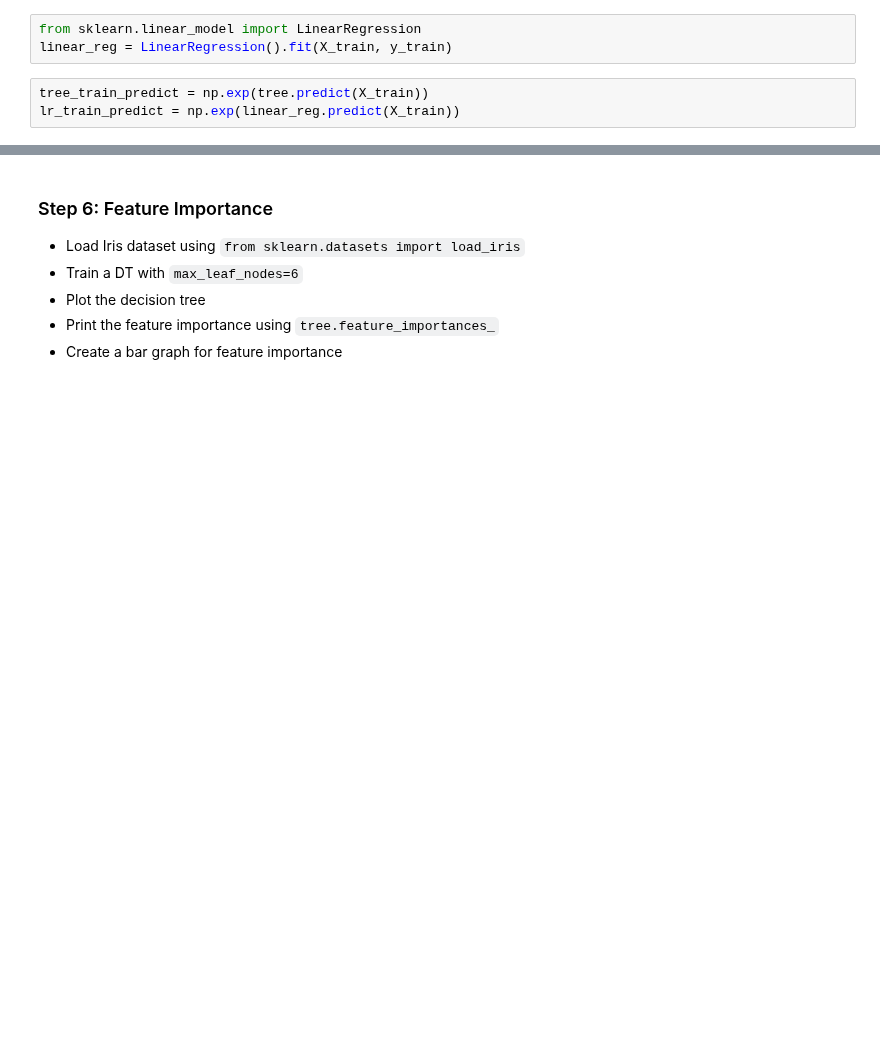
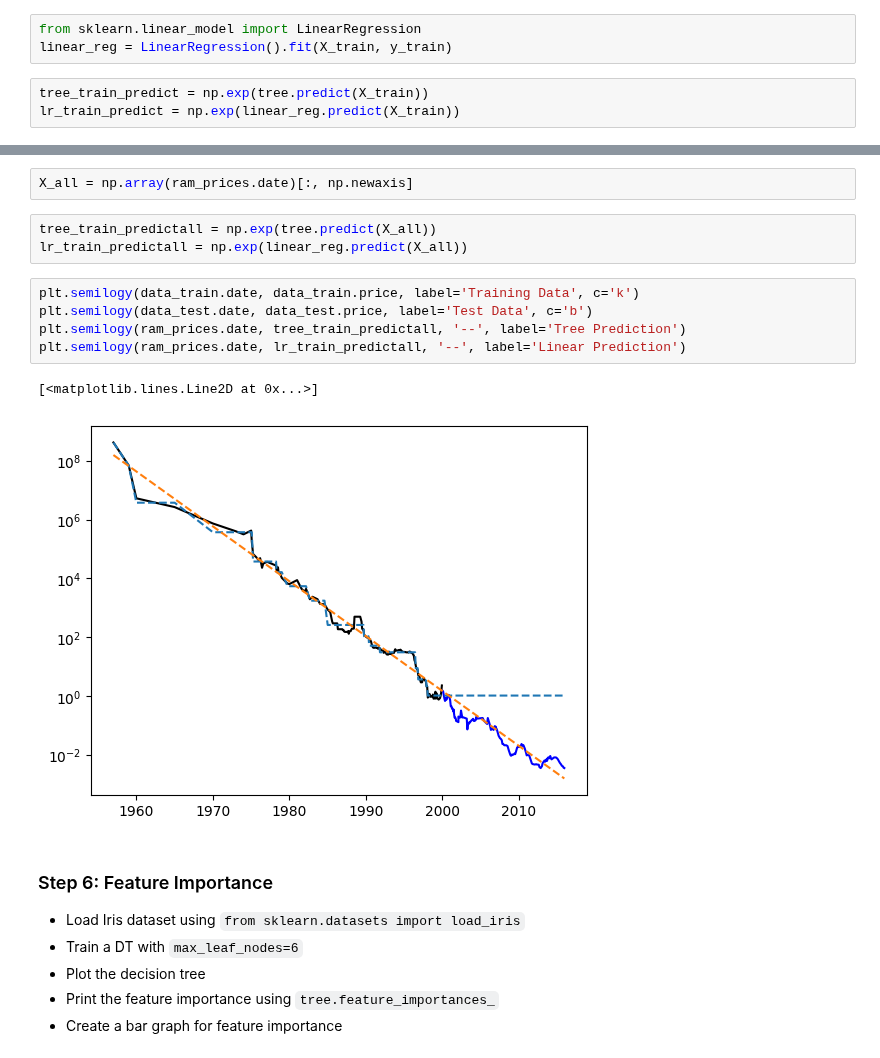
Before and after one commit to arifaygun/Magnimind-ML, a Jupyter notebook: AA_5_01_DecisionTreesSt.ipynb, the cells around one changed output, grey strips where cells are left out. Cells and saved outputs as stored; diff of their text form; blank space fills up the shorter version.

```diff
--- a/AA_5_01_DecisionTreesSt.ipynb
+++ b/AA_5_01_DecisionTreesSt.ipynb
@@ -386,3 +389,16 @@ plt.semilogy(data_train.date, tree_train_predict, '--', label='Tree Prediction')
+# %%
+X_all = np.array(ram_prices.date)[:, np.newaxis]
+# %%
+tree_train_predictall = np.exp(tree.predict(X_all))
+lr_train_predictall = np.exp(linear_reg.predict(X_all))
+# %%
+plt.semilogy(data_train.date, data_train.price, label='Training Data', c='k')
+plt.semilogy(data_test.date, data_test.price, label='Test Data', c='b')
+plt.semilogy(ram_prices.date, tree_train_predictall, '--', label='Tree Prediction')
+plt.semilogy(ram_prices.date, lr_train_predictall, '--', label='Linear Prediction')
+# %% [output]
+[<matplotlib.lines.Line2D at 0x...>]
+[figure, added]
 # %% [markdown]
 ### Step 6: Feature Importance
 - Load Iris dataset using `from sklearn.datasets import load_iris`
```
Also changed, not shown: parts of 6 cells of this notebook.
